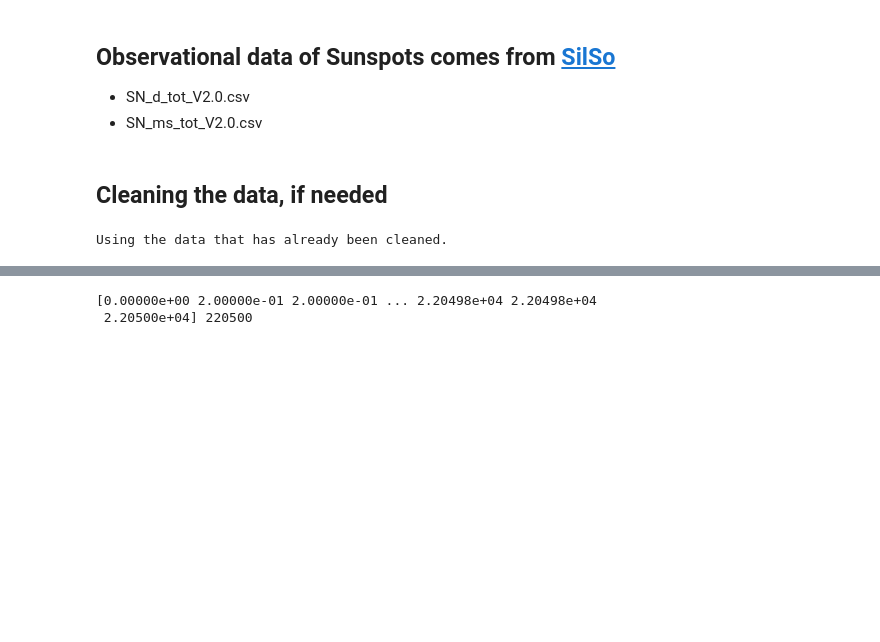
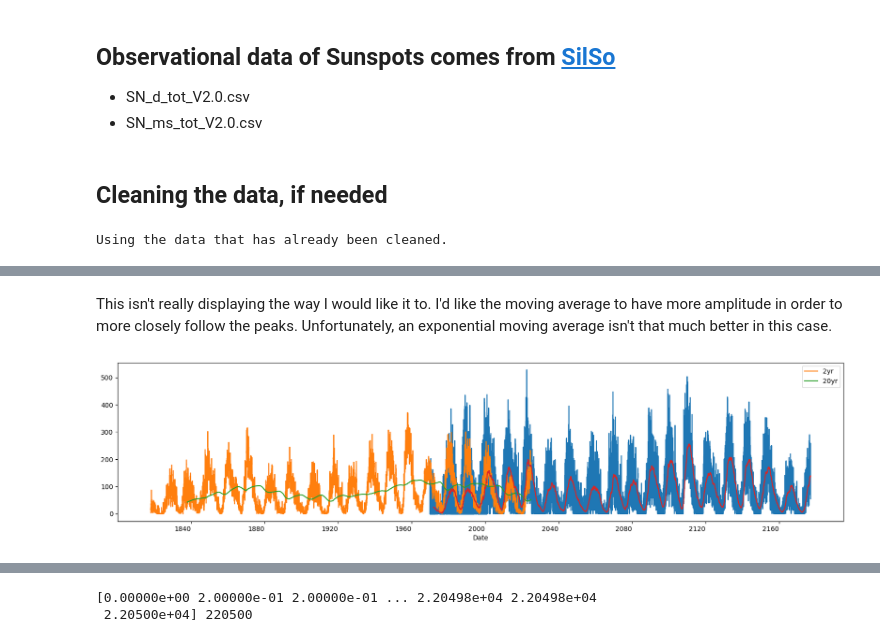
Before and after one commit to Little-PyProjects/SunSpots, a Jupyter notebook: notebooks/Sunspot_EDA.ipynb, the cells around one changed output, grey strips where cells are left out. Saved outputs shown, nothing was run; the diff lists cells and outputs as text; code cells hidden in the pictures; blank space fills up the shorter version.

```diff
--- a/notebooks/Sunspot_EDA.ipynb
+++ b/notebooks/Sunspot_EDA.ipynb
@@ -89,0 +137,16 @@ This is closer but I think it would be better if the lines were darker and were
+# %% [markdown]
+This isn't really displaying the way I would like it to. I'd like the moving average to have more amplitude in order to more closely follow the peaks. Unfortunately, an exponential moving average isn't that much better in this case.
+# %%
+plt.figure(figsize = (20, 5))
+ax = plt.gca()
+
+sun['SunSpot Count'].plot()
+
+sun.plot(kind='line', x='Date', y='2yr', ax=ax)
+sun.plot(kind='line', x='Date', y='20yr', ax=ax)
+sun['SunSpot Count'].ewm(span=720, adjust=False, min_periods=720).mean().plot()
+
+#sun.plot(kind='line', x='Date', y='SunSpot Count', ax=ax)
+plt.show()
+# %% [output]
+[figure, added]
```
Also changed, not shown: parts of 62 cells of this notebook.
